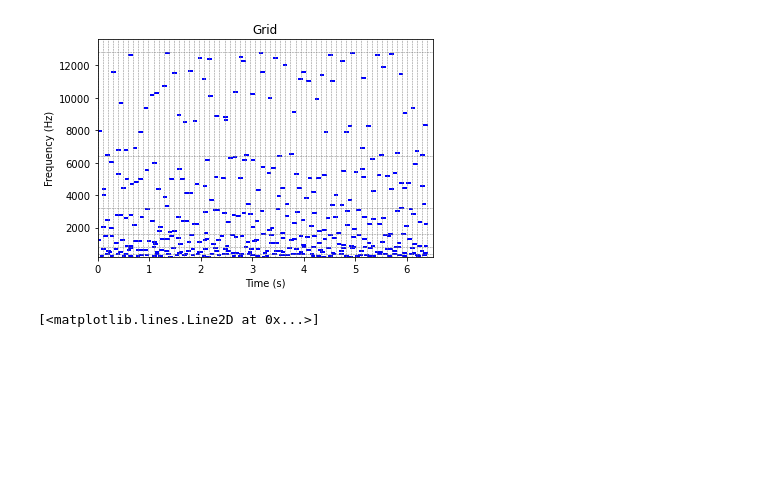
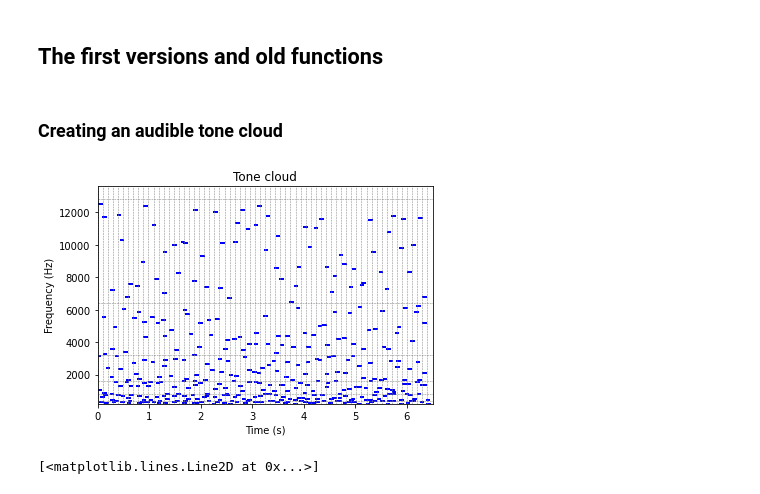
Before and after one commit to BereNoriega/tone-clouds, a Jupyter notebook: toneclouds.ipynb, the cells around one changed output. Saved outputs shown, nothing was run; the diff lists cells and outputs as text; code cells hidden in the pictures; blank space fills up the shorter version.

Commit message:
Functions for experiment 1

```diff
--- a/toneclouds.ipynb
+++ b/toneclouds.ipynb
@@ -64,0 +606,4 @@ for s in range(len(spectral_density)):
+# %%
+latencyshape = latencymat.shape
+sid = np.arange(start_idx,latencyshape[1],tempi_ingrid)
+startids = [x for x in sid if x<(latencyshape[1]-2)]
@@ -64,0 +641,35 @@ for s in range(len(spectral_density)):
+# %%
+soundmat=np.zeros(int(totaltime*fs))
+
+for f in range(len(freq_list)-1):
+    for t in range(len(timegrid)-2):
+        ftimetone = token_latencymat[f,t]
+        ftone = token_freqmat[f,t]
+
+        grid_start = timegrid[t]
+
+        amp = np.sin(2*np.pi*ftone*ttone) #make the tone
+        amp = amp*env #hanning env already calculated outside
+
+        tonestartsamp = int((grid_start+ftimetone)*fs)+1
+        toneendsamp = tonestartsamp+len(amp)
+
+        print(grid_start,tonestartsamp)
+
+
+
+        soundmat[tonestartsamp:toneendsamp]=soundmat[tonestartsamp:toneendsamp]+amp
+
+        plt.plot([grid_start+ftimetone, grid_start+ftimetone + tonedur],[ftone, ftone], color='blue', linewidth=2)
+
+for t in timegrid:
+    linetime=plt.axvline(x=t, color='gray', linestyle='--', linewidth=0.5)
+for f in freq_list:
+    linefreq=plt.axhline(y=f, color='gray', linestyle='--', linewidth=0.5)
+
+plt.xlabel('Time (s)')
+plt.ylabel('Frequency (Hz)')
+plt.title('Tone cloud')
+plt.xlim(0, totaltime)
+plt.ylim(minf, maxf+800)
+plt.show()
@@ -65,42 +704,46 @@ for s in range(len(spectral_density)):
+# %% [markdown]
+## The first versions and old functions
+# %% [markdown]
+### Creating an audible tone cloud
 # %%
 soundmat=np.zeros(int(totaltime*fs))
 
-def grid_creation(timegrid,freq_list):
+def audible_tonecloud(timegrid,freq_list):
     for t in range(len(timegrid)-2):
         for f in range(len(freq_list)-1):
             start_time = timegrid[t]
             end_time = timegrid[t+1]
             ftimetone = np.random.uniform(start_time, end_time)
 
             fstart_time = freq_list[f]
             fend_time = freq_list[f+1]
             ftone = np.random.uniform(fstart_time, fend_time)
 
             amp = np.sin(2*np.pi*ftone*ttone) #make the tone
             amp = amp*env #hanning env already calculated outside
 
             tonestartsamp = int(ftimetone*fs)+1
             toneendsamp = tonestartsamp+len(amp)
 
             soundmat[tonestartsamp:toneendsamp]=soundmat[tonestartsamp:toneendsamp]+amp
 
             plt.plot([ftimetone, ftimetone + tonedur],[ftone, ftone], color='blue', linewidth=2)
 
     for t in timegrid:
         linetime=plt.axvline(x=t, color='gray', linestyle='--', linewidth=0.5)
     for f in freq_list:
         linefreq=plt.axhline(y=f, color='gray', linestyle='--', linewidth=0.5)
 
     plt.xlabel('Time (s)')
     plt.ylabel('Frequency (Hz)')
-    plt.title('Grid')
+    plt.title('Tone cloud')
     plt.xlim(0, totaltime)
     plt.ylim(minf, maxf+800)
     plt.show()
 
-grid_creation(timegrid,freq_list)
+audible_tonecloud(timegrid,freq_list)
 # %% [output]
-[figure, old version]
+[figure, new version]
 # %%
 plt.plot(soundmat)
 # %% [output]
```
Also changed, not shown: parts of 37 cells of this notebook.
